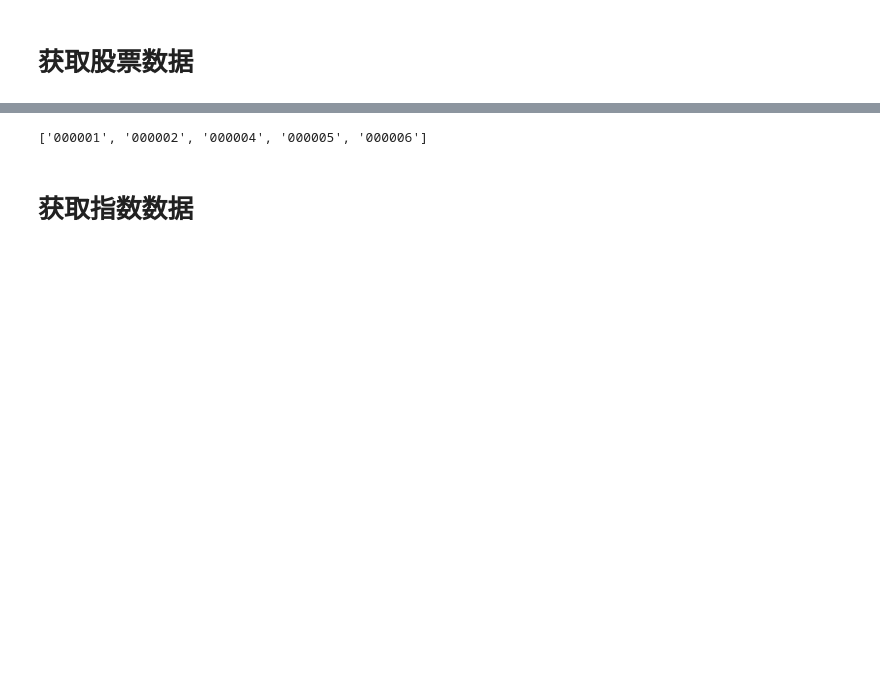
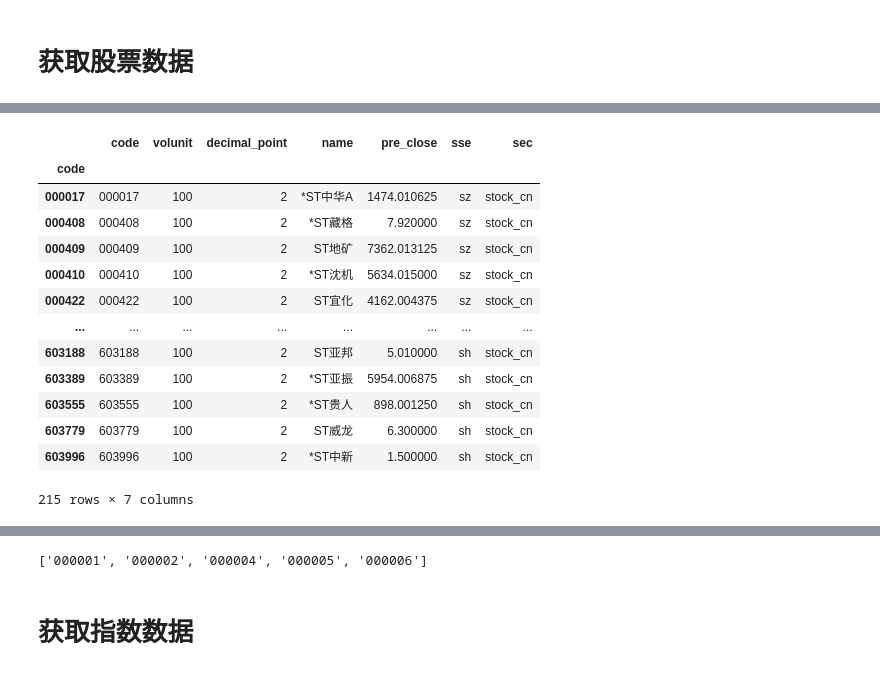
Before and after one commit to nuswgg/quants_qa, a Jupyter notebook: QA/QA How to Get data.ipynb, the cells around one changed output, grey strips where cells are left out. Saved outputs shown, nothing was run; the diff lists cells and outputs as text; code cells hidden in the pictures; blank space fills up the shorter version.

```diff
--- a/QA/QA How to Get data.ipynb
+++ b/QA/QA How to Get data.ipynb
@@ -42,3 +63,22 @@ cn_stk_list.head(3)
+# %%
+st_stk_list = cn_stk_list[cn_stk_list['name'].str.contains('ST|退')]
+# %%
+st_stk_list
+# %% [output]
+|  | code | volunit | decimal_point | name | pre_close | sse | sec |
+| code |  |  |  |  |  |  |  |
+| 000017 | 000017 | 100 | 2 | *ST中华A | 1474.010625 | sz | stock_cn |
+| 000408 | 000408 | 100 | 2 | *ST藏格 | 7.920000 | sz | stock_cn |
+| 000409 | 000409 | 100 | 2 | ST地矿 | 7362.013125 | sz | stock_cn |
+| 000410 | 000410 | 100 | 2 | *ST沈机 | 5634.015000 | sz | stock_cn |
+| 000422 | 000422 | 100 | 2 | ST宜化 | 4162.004375 | sz | stock_cn |
+| ... | ... | ... | ... | ... | ... | ... | ... |
+| 603188 | 603188 | 100 | 2 | ST亚邦 | 5.010000 | sh | stock_cn |
+| 603389 | 603389 | 100 | 2 | *ST亚振 | 5954.006875 | sh | stock_cn |
+| 603555 | 603555 | 100 | 2 | *ST贵人 | 898.001250 | sh | stock_cn |
+| 603779 | 603779 | 100 | 2 | ST威龙 | 6.300000 | sh | stock_cn |
+| 603996 | 603996 | 100 | 2 | *ST中新 | 1.500000 | sh | stock_cn |
+215 rows × 7 columns
 # %%
 # 排除ST和退市股
 cn_stk_list = cn_stk_list[~cn_stk_list['name'].str.contains('ST|退')]
```
Also changed, not shown: parts of 9 cells of this notebook, 7 other files.
